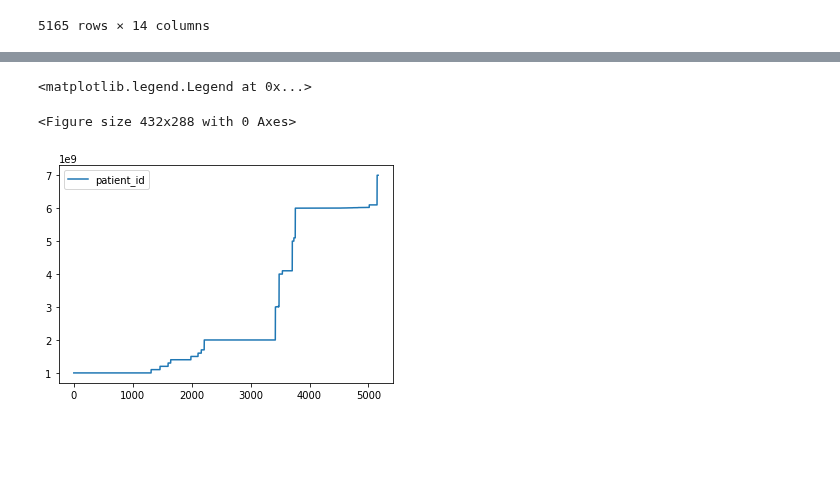
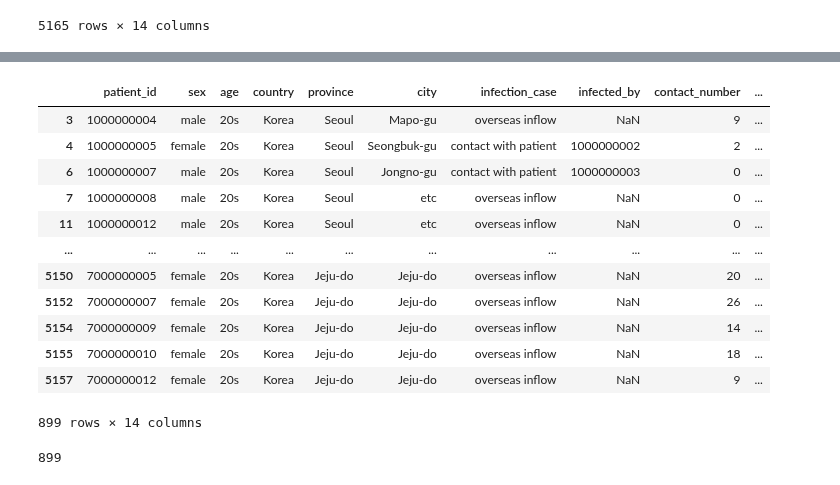
Before and after one commit to zzozzo/Datathon, a Jupyter notebook: ohjihoon.ipynb, the cells around one changed output, grey strips where cells are left out. Drawn from its saved outputs; the diff is of its cells as text; code cells hidden in the pictures; blank space fills up the shorter version.

```diff
--- a/ohjihoon.ipynb
+++ b/ohjihoon.ipynb
@@ -35,6 +35,3 @@ PI_df
 | 5163 | 7000000018 | NaN | NaN | Bangladesh | Jeju-do | Jeju-do | overseas inflow | NaN | NaN | ... |
 | 5164 | 7000000019 | NaN | NaN | Bangladesh | Jeju-do | Jeju-do | overseas inflow | NaN | NaN | ... |
 5165 rows × 14 columns
-# %%
-PI_df["age"] = PI_df["age"].astype("category")
-PI_df["age"]
@@ -55,7 +37,0 @@ Categories (11, object): ['0s', '100s', '10s', '20s', ..., '60s', '70s', '80s',
-# %%
-PI_df["age"].cat.categories = ["0s", "10s", "20s", "30s", "40s", "50s", "60s", "70s", "80s", "90s", "100s"]
-# %%
-PI_df["age"] = PI_df["age"].cat.set_categories (
-    ["0s", "10s", "20s", "30s", "40s", "50s", "60s", "70s", "80s", "90s", "100s"]
-    )
-PI_df["age"]
@@ -109,10 +76,21 @@ dtype: int64
-# %%
-import matplotlib.pyplot as plt
-
-plt.figure()
-PI_df.plot()
-plt.legend(loc='best')
-# %% [output]
-<matplotlib.legend.Legend at 0x...>
-<Figure size 432x288 with 0 Axes>
-[figure, removed]
+# %%
+PI_df.groupby('age').get_group('20s')
+# %% [output]
+|  | patient_id | sex | age | country | province | city | infection_case | infected_by | contact_number | ... |
+| 3 | 1000000004 | male | 20s | Korea | Seoul | Mapo-gu | overseas inflow | NaN | 9 | ... |
+| 4 | 1000000005 | female | 20s | Korea | Seoul | Seongbuk-gu | contact with patient | 1000000002 | 2 | ... |
+| 6 | 1000000007 | male | 20s | Korea | Seoul | Jongno-gu | contact with patient | 1000000003 | 0 | ... |
+| 7 | 1000000008 | male | 20s | Korea | Seoul | etc | overseas inflow | NaN | 0 | ... |
+| 11 | 1000000012 | male | 20s | Korea | Seoul | etc | overseas inflow | NaN | 0 | ... |
+| ... | ... | ... | ... | ... | ... | ... | ... | ... | ... | ... |
+| 5150 | 7000000005 | female | 20s | Korea | Jeju-do | Jeju-do | overseas inflow | NaN | 20 | ... |
+| 5152 | 7000000007 | female | 20s | Korea | Jeju-do | Jeju-do | overseas inflow | NaN | 26 | ... |
+| 5154 | 7000000009 | female | 20s | Korea | Jeju-do | Jeju-do | overseas inflow | NaN | 14 | ... |
+| 5155 | 7000000010 | female | 20s | Korea | Jeju-do | Jeju-do | overseas inflow | NaN | 18 | ... |
+| 5157 | 7000000012 | female | 20s | Korea | Jeju-do | Jeju-do | overseas inflow | NaN | 9 | ... |
+899 rows × 14 columns
+# %%
+y = len(PI_df.groupby('age').get_group('20s'))
+y
+# %% [output]
+899
```
Also changed, not shown: parts of 11 cells of this notebook.
